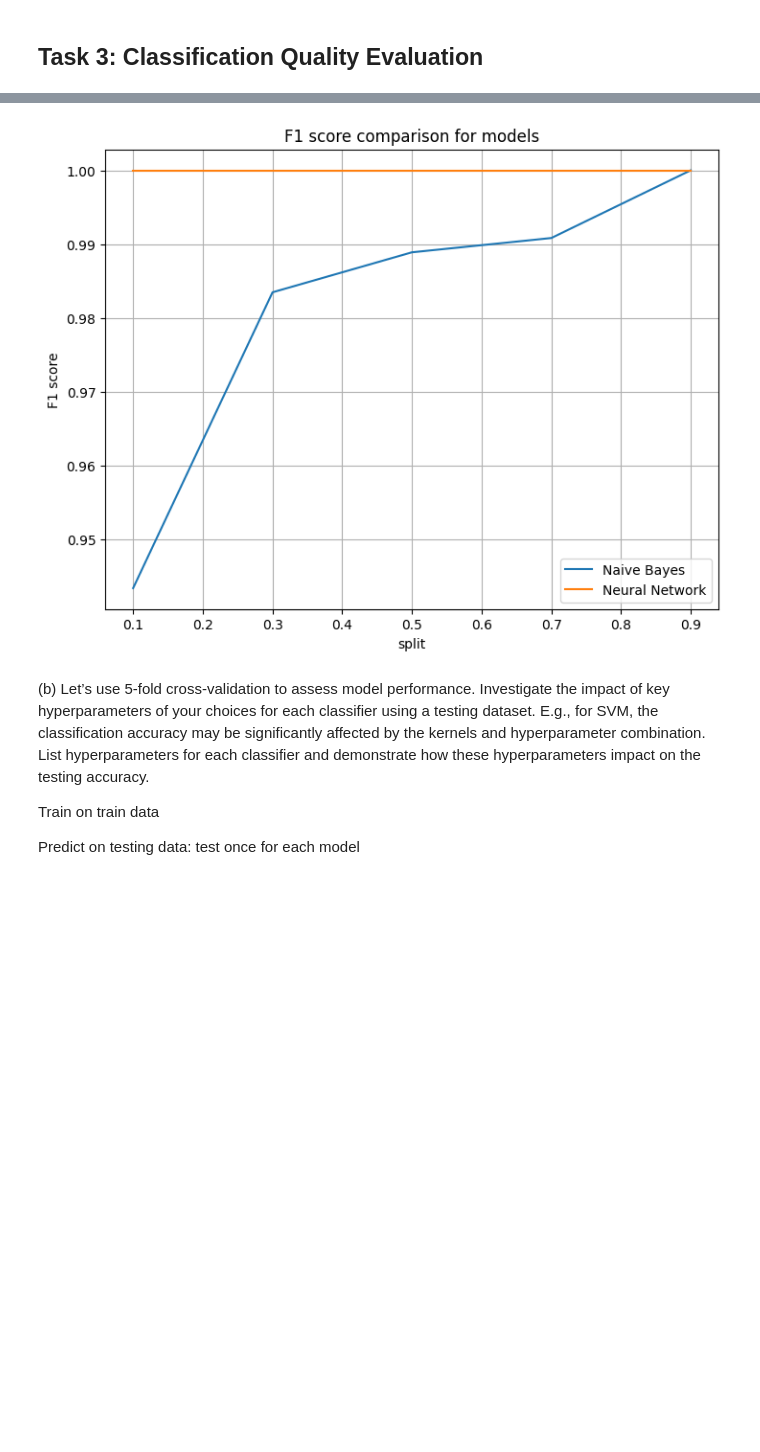
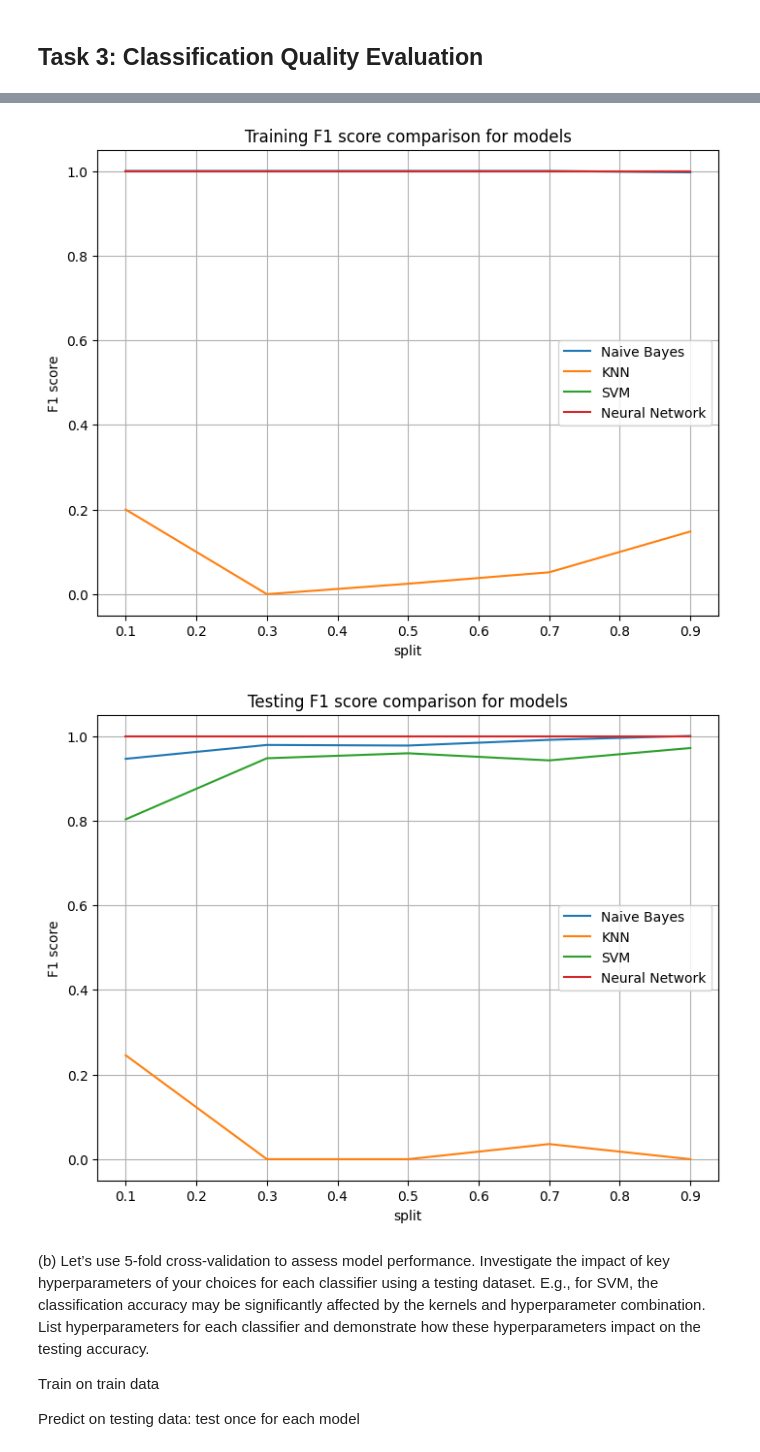
Before and after one commit to jeffcct/Tutorial-5, a Jupyter notebook: Assignment/draft.ipynb, the cells around one changed output, grey strips where cells are left out. Saved outputs shown, nothing was run; the diff lists cells and outputs as text; code cells hidden in the pictures; blank space fills up the shorter version.

Commit message:
updated the whole thing so it reworks from scratch, updated my Task 3 part a so it does both testing and training

```diff
--- a/Assignment/draft.ipynb
+++ b/Assignment/draft.ipynb
@@ -493,7 +493,7 @@ fig.subplots_adjust(left=0.0625, right=0.95, wspace=0.1)
 
 for axi, k in zip(ax, [1, 20, 50]):
     model = KNeighborsClassifier(n_neighbors=k, metric="euclidean").fit(pca_train_tfidf, y_train)
-    plot_decision_regions_no_inverse(pca_train_tfidf, y_train,model, axi )
+    plot_decision_regions_no_inverse(pca_train_tfidf, y_train, axi, model )
     axi.set_title(f'k = {k}', size=16)
 # %% [output]
 [figure]
@@ -570,7 +570,7 @@ knn_tfidf_param_grid = {
 
 # use cross validation to find optimal parameters k and distance metric
 grid_search = GridSearchCV(knn_tfidf, knn_tfidf_param_grid, cv = 5)
-grid_search.fit(X_train_tfid, y_train)
+grid_search.fit(X_train_tfidf, y_train)
 best_params = grid_search.best_params_
 best_k = best_params["n_neighbors"]
 best_metric = best_params["metric"]
@@ -585,10 +585,10 @@ Best parameters: k = 18, metric = euclidean
 # best_metric = cosine
 # train a knn classifier with the optimal parameters
 knn_best_tfidf = KNeighborsClassifier(n_neighbors = 18, metric = "euclidean")
-knn_best_tfidf.fit(X_train_tfid, y_train)
+knn_best_tfidf.fit(X_train_tfidf, y_train)
 
-y_train_knn_tfidf = knn_best_tfidf.predict(X_train_tfid)
-y_test_knn_tfidf = knn_best_tfidf.predict(X_test_tfid)
+y_train_knn_tfidf = knn_best_tfidf.predict(X_train_tfidf)
+y_test_knn_tfidf = knn_best_tfidf.predict(X_test_tfidf)
 
 print("K-Nearest Neighbor:")
 print("Accuracy:", accuracy_score(y_test, y_test_knn_tfidf))
@@ -928,30 +934,53 @@ models = {"Naive Bayes": NBmodel, "KNN": knn_best, "SVM": linear_svm, "Neural Ne
 all_data = X_train_count
 all_labels = y_train
 
-results = {}
+results_train = {}
+results_test = {}
+
 for name in models.keys():
     for split in splits:
-        X_train, X_verify, y_t, y_verify = train_test_split(all_data, all_labels, test_size= 1-split,random_state=42)
+        X_train, X_verify, y_t, y_verify = train_test_split(all_data, all_labels, train_size=split,random_state=50)
 
         models[name].fit(X_train, y_t)
-        y_pred = models[name].predict(X_verify)
 
-        measure = f1_score(y_verify, y_pred, pos_label = 'tech')
+        y_pred_train = models[name].predict(X_train)
+        y_pred_verify = models[name].predict(X_verify)
 
-        results[name] = results.get(name, [[],[]])
-        results[name][0].append(split); results[name][1].append(measure)
-        print(f'{name} model: with split = {split} has Accuracy: {measure}')
+        measure_train = f1_score(y_t, y_pred_train, pos_label = 'tech')
+        measure_test = f1_score(y_verify, y_pred_verify, pos_label = 'tech')
 
-print(results)
+        results_train[name] = results_train.get(name, [[],[]])
+        results_train[name][0].append(split); results_train[name][1].append(measure_train)
+        print(f'{name} model training: with split = {split} scores result {measure_train}')
+
+        results_test[name] = results_test.get(name, [[],[]])
+        results_test[name][0].append(split); results_test[name][1].append(measure_test)
+        print(f'{name} model: with split = {split} scores result: {measure_test}')
+
+print(results_test)
+
+
 
 fig = plt.figure()
 ax = fig.add_axes((0,0,1,1))
 for name in models.keys():
-    ax.plot(results[name][0], results[name][1], label = name)
+    ax.plot(results_train[name][0], results_train[name][1], label = name)
 ax.set_xlabel("split")
 ax.set_ylabel("F1 score")
-ax.set_title("F1 score comparison for models")
+ax.set_title("Training F1 score comparison for models")
 plt.legend()
 plt.grid()
 plt.show()
+
+
+fig = plt.figure()
+ax = fig.add_axes((0,0,1,1))
+for name in models.keys():
+    ax.plot(results_test[name][0], results_test[name][1], label = name)
+ax.set_xlabel("split")
+ax.set_ylabel("F1 score")
+ax.set_title("Testing F1 score comparison for models")
+plt.legend()
+plt.grid()
+plt.show()
 # %% [output]
@@ -969,4 +1004,5 @@ Neural Network model: with split = 0.9 has Accuracy: 1.0
-[figure, old version]
+[figure, new version]
+[figure, added]
 # %% [markdown]
 (b) Let’s use 5-fold cross-validation to assess model performance. Investigate the impact of key
 hyperparameters of your choices for each classifier using a testing dataset. E.g., for SVM, the
```
Also changed, not shown: parts of 9 cells of this notebook.
